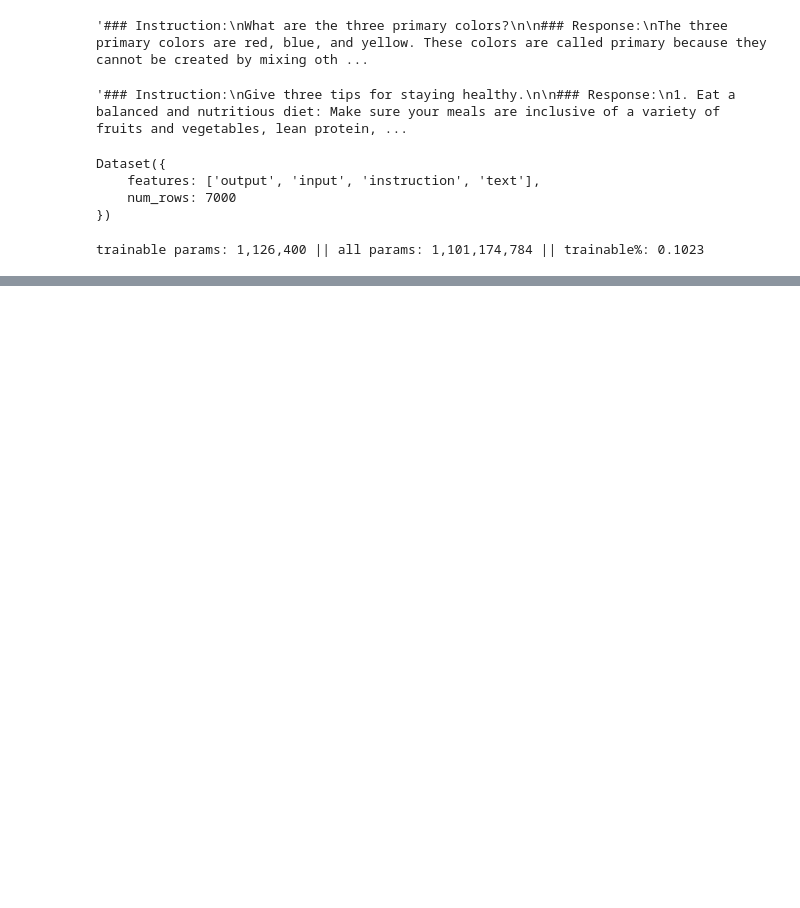
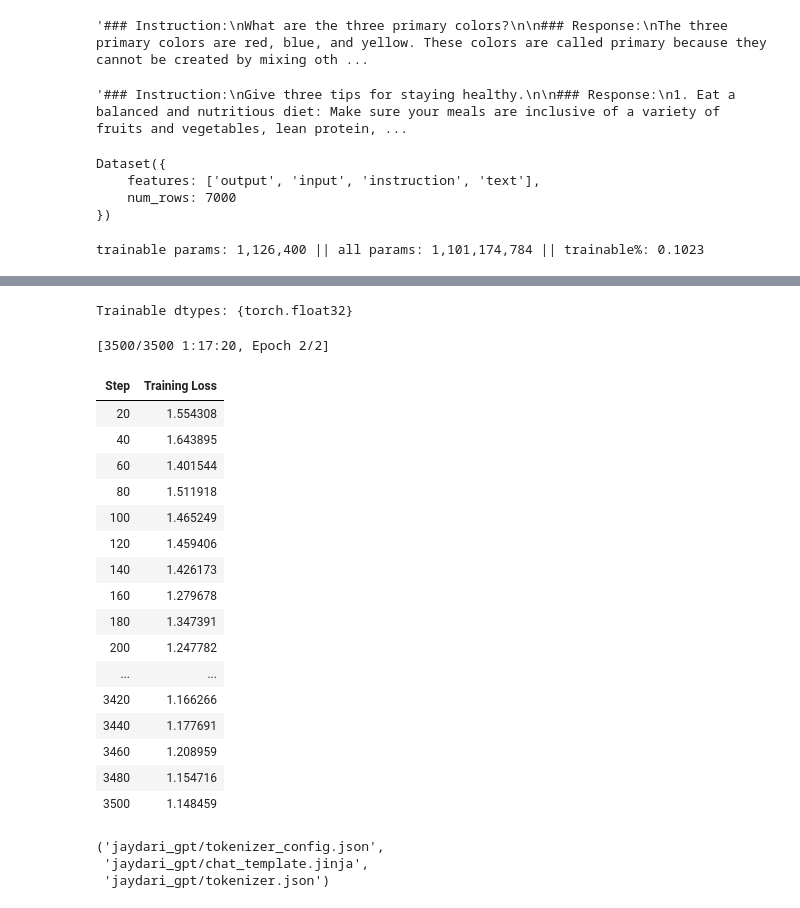
Before and after one commit to baxodirmamatvaliev-del/JaydariGPT, a Jupyter notebook: Jaydari_GPT.ipynb, the cells around one changed output, grey strips where cells are left out. Saved outputs shown, nothing was run; the diff lists cells and outputs as text; code cells hidden in the pictures; blank space fills up the shorter version.

Commit message:
feat: using TRL & training our jaydari_GPT model

```diff
--- a/Jaydari_GPT.ipynb
+++ b/Jaydari_GPT.ipynb
@@ -182,3 +188,20 @@ model = get_peft_model(model, lora_config)
 model.print_trainable_parameters()
 # %% [output]
 trainable params: 1,126,400 || all params: 1,101,174,784 || trainable%: 0.1023
+# %%
+from trl import SFTConfig, SFTTrainer
+
+
+training_args = SFTConfig(
+    output_dir="./jaydari_gpt", #Natijalar saqlanadigan papka.
+    per_device_train_batch_size=1, # Har bir GPU bir safar 1 ta misolni qayta ishlaydi.
+    gradient_accumulation_steps=4, # VRAM kamroq ishlatish uchun
+    num_train_epochs=2,  # train 2 martda
+    logging_steps=20, # Har 20 ta parametr yangilash qadamida loss kabi ko‘rsatkichlarni chiqaradi.
+    save_strategy="epoch", # har bir epoch save qiladi va train jarayoinida xatolik chiqsa oldingi save epoch ni..
+    fp16=True,
+    bf16=False,
+    loss_type="nll",
+    max_length=512,
+    report_to="none" # kuzatuv  loglarni xizmatlariga hisobot yubormaydi.
+)
@@ -184,0 +225,53 @@ trainable params: 1,126,400 || all params: 1,101,174,784 || trainable%: 0.1023
+# %%
+# T4: keep trainable LoRA parameters in float32 for FP16 GradScaler.
+model.zero_grad(set_to_none=True)
+for param in model.parameters():
+    if param.requires_grad:
+        param.data = param.data.to(torch.float32)
+
+if tokenizer.pad_token is None:
+    tokenizer.pad_token = tokenizer.eos_token
+tokenizer.padding_side = "right"
+model.config.pad_token_id = tokenizer.pad_token_id
+model.config.use_cache = False
+
+
+trainer = SFTTrainer(
+    model=model,
+    train_dataset=dataset,
+    processing_class=tokenizer,
+    args=training_args,
+)
+
+# Check after trainer initialization, which can change adapter dtypes.
+for param in trainer.model.parameters():
+    if param.requires_grad:
+        param.data = param.data.to(torch.float32)
+print("Trainable dtypes:", {p.dtype for p in model.parameters() if p.requires_grad})
+
+trainer.train()
+model.save_pretrained("jaydari_gpt")
+tokenizer.save_pretrained("jaydari_gpt")
+# %% [output]
+Trainable dtypes: {torch.float32}
+[3500/3500 1:17:20, Epoch 2/2]
+| Step | Training Loss |
+| 20 | 1.554308 |
+| 40 | 1.643895 |
+| 60 | 1.401544 |
+| 80 | 1.511918 |
+| 100 | 1.465249 |
+| 120 | 1.459406 |
+| 140 | 1.426173 |
+| 160 | 1.279678 |
+| 180 | 1.347391 |
+| 200 | 1.247782 |
+| ... | ... |
+| 3420 | 1.166266 |
+| 3440 | 1.177691 |
+| 3460 | 1.208959 |
+| 3480 | 1.154716 |
+| 3500 | 1.148459 |
+('jaydari_gpt/tokenizer_config.json',
+ 'jaydari_gpt/chat_template.jinja',
+ 'jaydari_gpt/tokenizer.json')
```
Also changed, not shown: parts of 17 cells of this notebook.
